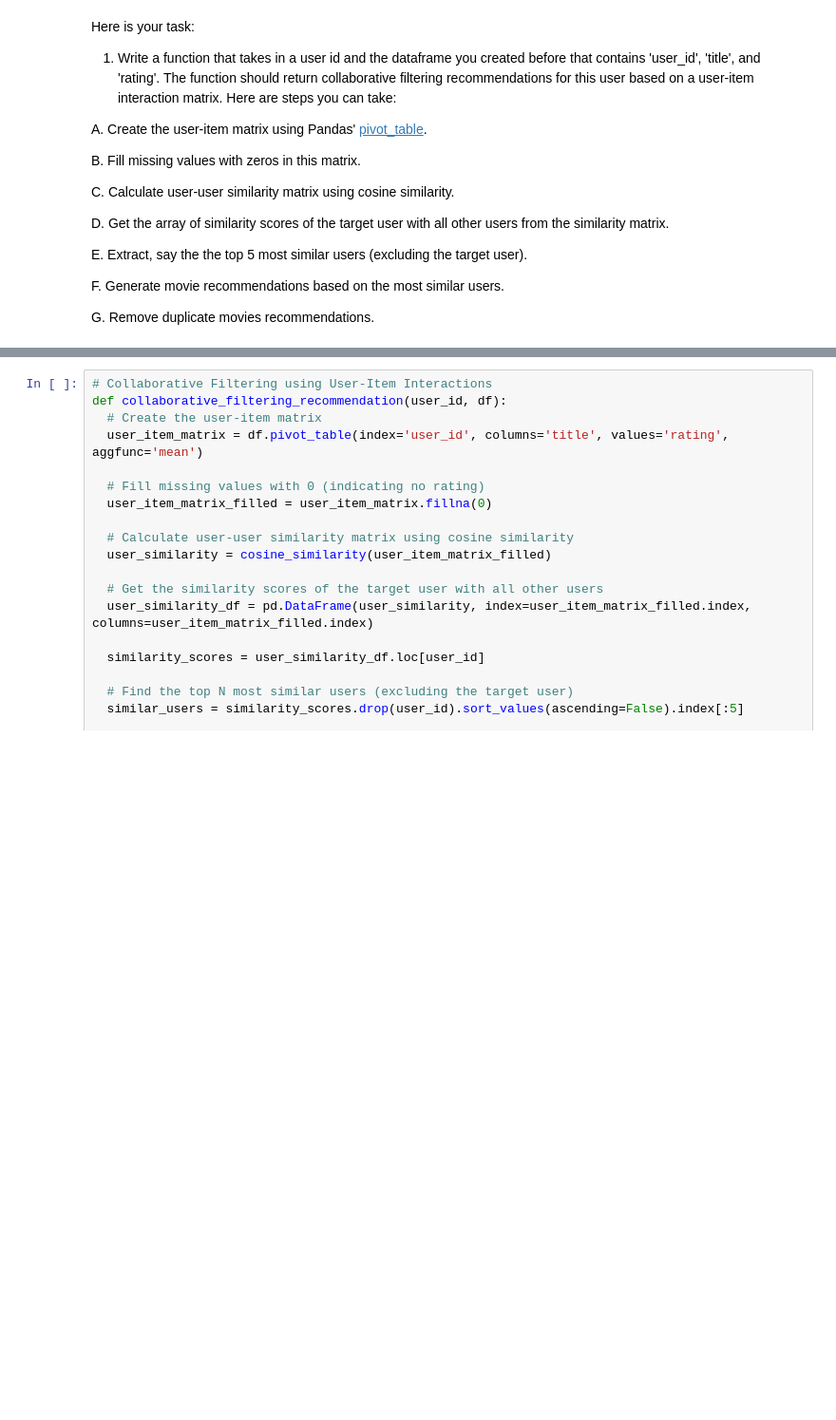
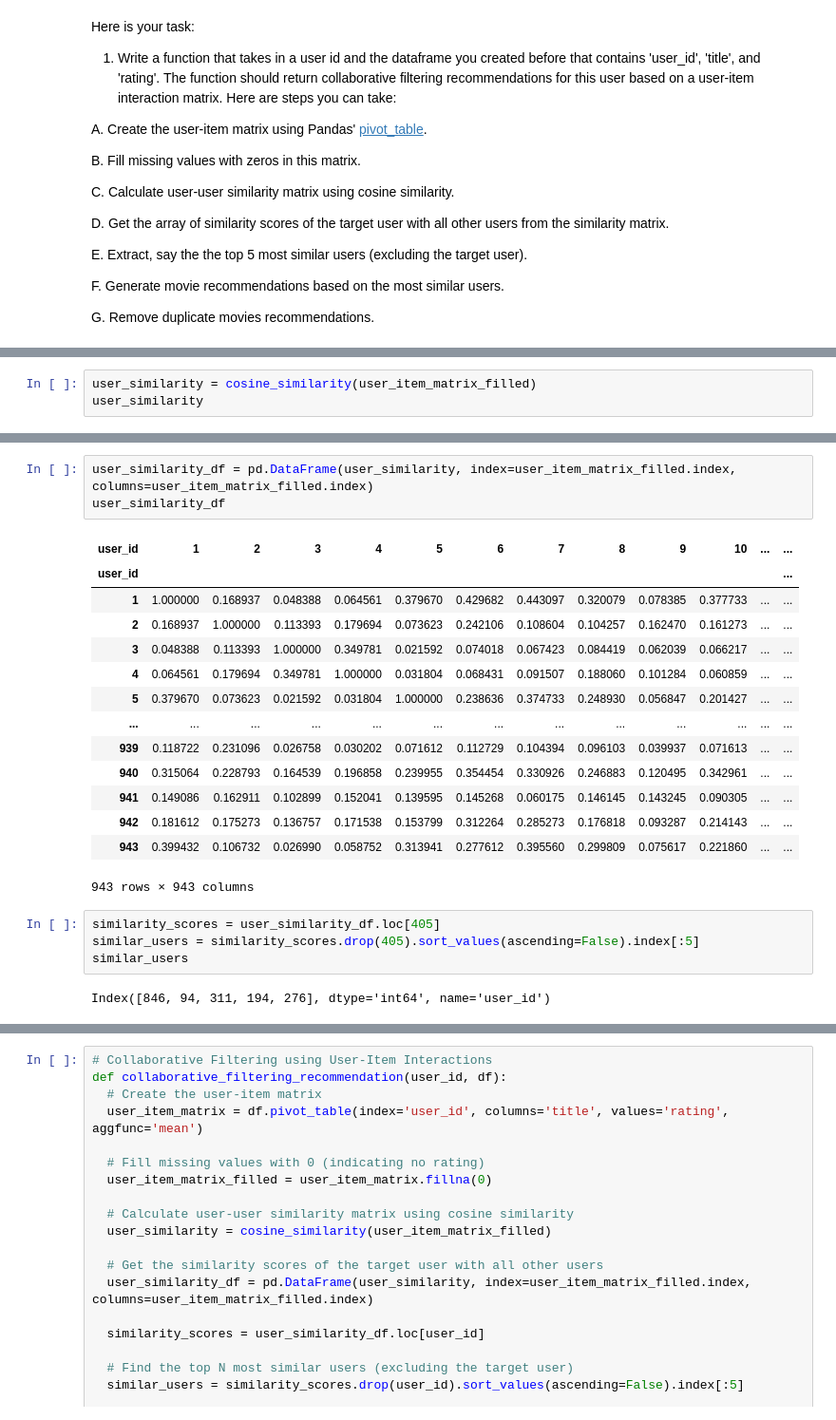
Before and after one commit to TimHBSWFL/UCSD_MLE_Projects, a Jupyter notebook: Student_MLE_MiniProject_Recommendation_Engines.ipynb, the cells around one changed output, grey strips where cells are left out. Shown at 95% size. Saved outputs shown, nothing was run; the diff lists cells and outputs as text; blank space fills up the shorter version.

```diff
--- a/Student_MLE_MiniProject_Recommendation_Engines.ipynb
+++ b/Student_MLE_MiniProject_Recommendation_Engines.ipynb
@@ -539,0 +584,3 @@ user_item_matrix
+# %%
+user_similarity = cosine_similarity(user_item_matrix_filled)
+user_similarity
@@ -539,0 +601,24 @@ user_item_matrix
+# %%
+user_similarity_df = pd.DataFrame(user_similarity, index=user_item_matrix_filled.index, columns=user_item_matrix_filled.index)
+user_similarity_df
+# %% [output]
+| user_id | 1 | 2 | 3 | 4 | 5 | 6 | 7 | 8 | 9 | 10 | ... | ... |
+| user_id |  |  |  |  |  |  |  |  |  |  |  | ... |
+| 1 | 1.000000 | 0.168937 | 0.048388 | 0.064561 | 0.379670 | 0.429682 | 0.443097 | 0.320079 | 0.078385 | 0.377733 | ... | ... |
+| 2 | 0.168937 | 1.000000 | 0.113393 | 0.179694 | 0.073623 | 0.242106 | 0.108604 | 0.104257 | 0.162470 | 0.161273 | ... | ... |
+| 3 | 0.048388 | 0.113393 | 1.000000 | 0.349781 | 0.021592 | 0.074018 | 0.067423 | 0.084419 | 0.062039 | 0.066217 | ... | ... |
+| 4 | 0.064561 | 0.179694 | 0.349781 | 1.000000 | 0.031804 | 0.068431 | 0.091507 | 0.188060 | 0.101284 | 0.060859 | ... | ... |
+| 5 | 0.379670 | 0.073623 | 0.021592 | 0.031804 | 1.000000 | 0.238636 | 0.374733 | 0.248930 | 0.056847 | 0.201427 | ... | ... |
+| ... | ... | ... | ... | ... | ... | ... | ... | ... | ... | ... | ... | ... |
+| 939 | 0.118722 | 0.231096 | 0.026758 | 0.030202 | 0.071612 | 0.112729 | 0.104394 | 0.096103 | 0.039937 | 0.071613 | ... | ... |
+| 940 | 0.315064 | 0.228793 | 0.164539 | 0.196858 | 0.239955 | 0.354454 | 0.330926 | 0.246883 | 0.120495 | 0.342961 | ... | ... |
+| 941 | 0.149086 | 0.162911 | 0.102899 | 0.152041 | 0.139595 | 0.145268 | 0.060175 | 0.146145 | 0.143245 | 0.090305 | ... | ... |
+| 942 | 0.181612 | 0.175273 | 0.136757 | 0.171538 | 0.153799 | 0.312264 | 0.285273 | 0.176818 | 0.093287 | 0.214143 | ... | ... |
+| 943 | 0.399432 | 0.106732 | 0.026990 | 0.058752 | 0.313941 | 0.277612 | 0.395560 | 0.299809 | 0.075617 | 0.221860 | ... | ... |
+943 rows × 943 columns
+# %%
+similarity_scores = user_similarity_df.loc[405]
+similar_users = similarity_scores.drop(405).sort_values(ascending=False).index[:5]
+similar_users
+# %% [output]
+Index([846, 94, 311, 194, 276], dtype='int64', name='user_id')
```
Also changed, not shown: parts of 19 cells of this notebook.
